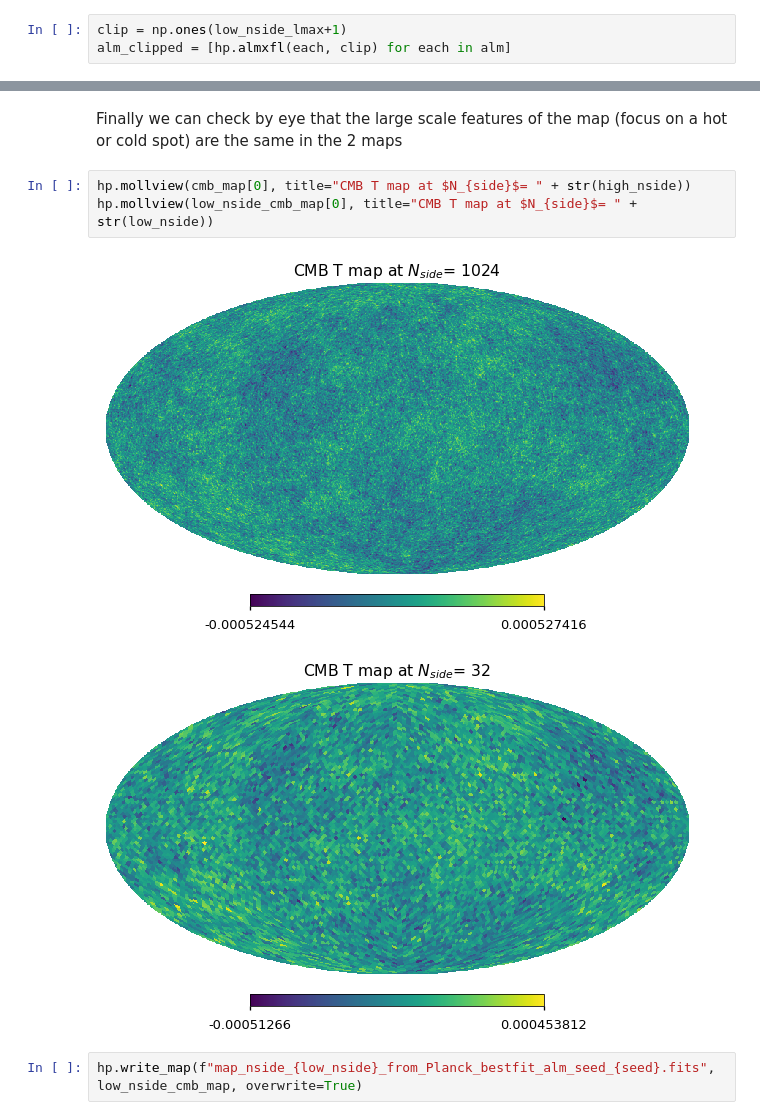
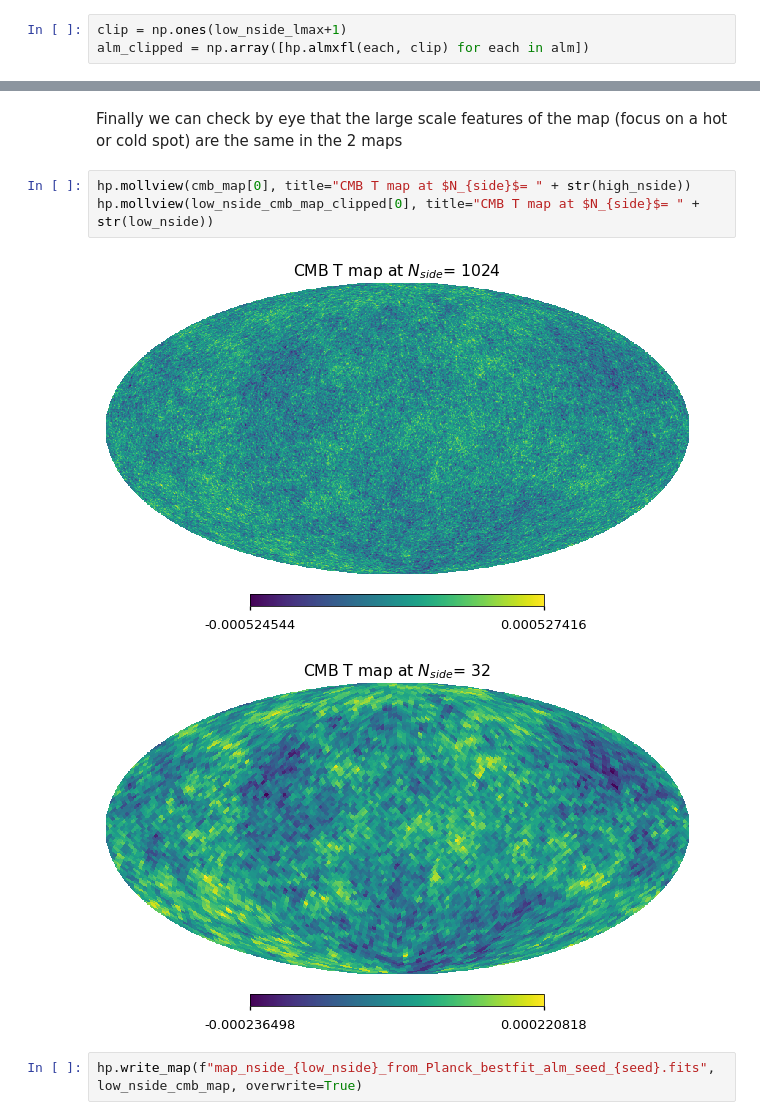
Before and after one commit to zonca/zonca-blog, a Jupyter notebook: _notebooks/2020-09-30-planck-spectra-healpy.ipynb, the cells around one changed output, grey strips where cells are left out. Saved outputs shown, nothing was run; the diff lists cells and outputs as text.

```diff
--- a/_notebooks/2020-09-30-planck-spectra-healpy.ipynb
+++ b/_notebooks/2020-09-30-planck-spectra-healpy.ipynb
@@ -270,4 +270,4 @@ Unfortunately the `lmax` argument of `hp.map2alm` doesn't help because it is des
 We can fix the issue by zeroing the $a_{\ell m}$ coefficients above a specific $\ell$ using `hp.almxfl`, it automatically assumes that if a input $\ell$ is not provided, it is zero, therefore we can just provide an array of ones with the length of our target $\ell_{max}$.
 # %%
 clip = np.ones(low_nside_lmax+1)
-alm_clipped = [hp.almxfl(each, clip) for each in alm]
+alm_clipped = np.array([hp.almxfl(each, clip) for each in alm])
@@ -304,10 +296,10 @@ Thanks to this the spectra is accurate at least up to $2 N_{side}$ and it looks
 Finally we can check by eye that the large scale features of the map (focus on a hot or cold spot) are the same in the 2 maps
 # %%
 hp.mollview(cmb_map[0], title="CMB T map at $N_{side}$= " + str(high_nside))
-hp.mollview(low_nside_cmb_map[0], title="CMB T map at $N_{side}$= " + str(low_nside))
+hp.mollview(low_nside_cmb_map_clipped[0], title="CMB T map at $N_{side}$= " + str(low_nside))
 # %% [output]
 [figure]
-[figure, old version]
+[figure, new version]
 # %%
 hp.write_map(f"map_nside_{low_nside}_from_Planck_bestfit_alm_seed_{seed}.fits", low_nside_cmb_map, overwrite=True)
 # %%
```
Also changed, not shown: parts of 10 cells of this notebook.
